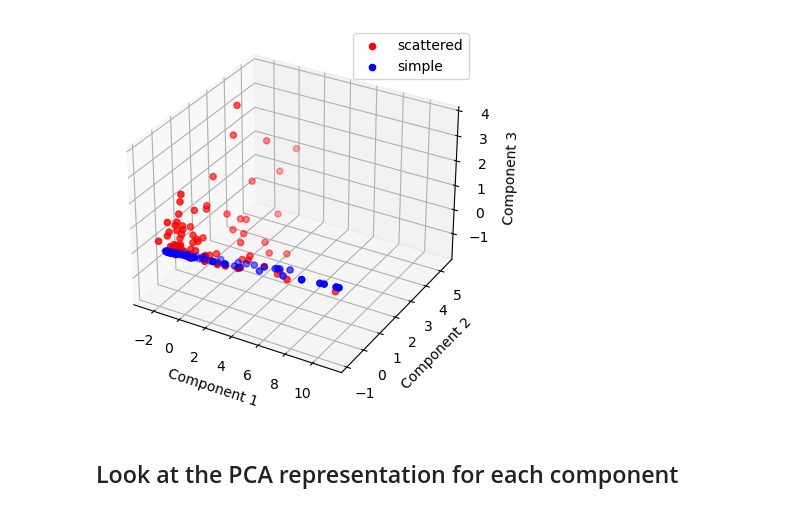
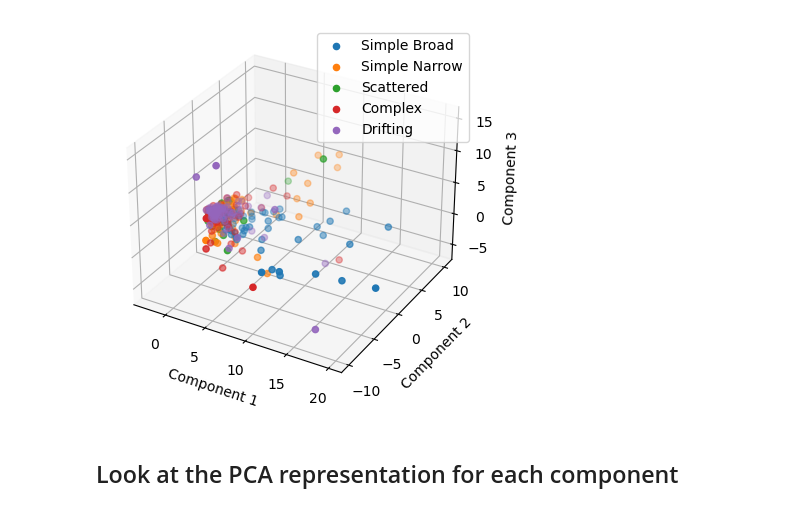
Before and after one commit to SRON-API-DataMagic/Rep_Learn_FRB, a Jupyter notebook: Analysis/PCA.ipynb, the cells around one changed output. Cells and saved outputs as stored; diff of their text form; code cells hidden in the pictures.

```diff
--- a/Analysis/PCA.ipynb
+++ b/Analysis/PCA.ipynb
@@ -97,22 +89,37 @@ pca2 = pca.transform(data_simple)
-# %%
-# PCA results pca1 and pca2 with three components each
-fig = plt.figure()
-ax = fig.add_subplot(111, projection='3d')
-
-# Scatter plot for pca1
-ax.scatter(pca1[:, 0], pca1[:, 1], pca1[:, 2], c='r', label='scattered')
-
-# Scatter plot for pca2
-ax.scatter(pca2[:, 0], pca2[:, 1], pca2[:, 2], c='b', label='simple')
-
-ax.set_xlabel('Component 1')
-ax.set_ylabel('Component 2')
-ax.set_zlabel('Component 3')
-
-plt.legend()
-plt.show()
-# %% [output]
-[figure, removed]
+# %%
+# Separate the transformed data back into classes
+pca_per_directory = []
+for i in range(len(directories)):
+    num_samples = data[i].shape[0]
+    start_idx = sum(len(data[j]) for j in range(i))
+    end_idx = start_idx + num_samples
+    pca_per_directory.append(transformed_fit[start_idx:end_idx, :])
+
+# Create a 3D scatter plot for each class
+fig = plt.figure()
+ax = fig.add_subplot(111, projection='3d')
+
+labels = [
+    "Simple Broad",
+    "Simple Narrow",
+    "Scattered",
+    "Complex",
+    "Drifting"
+]
+
+
+for i, label in enumerate(directories
+
+):
+    ax.scatter(pca_per_directory[i][:, 0], pca_per_directory[i][:, 1], pca_per_directory[i][:, 2], label=labels[i])
+
+ax.set_xlabel('Component 1')
+ax.set_ylabel('Component 2')
+ax.set_zlabel('Component 3')
+plt.legend()
+plt.show()
+# %% [output]
+[figure, added]
 # %% [markdown]
 ## Look at the PCA representation for each component
 # %%
```
Also changed, not shown: parts of 9 cells of this notebook, 4 other files.
